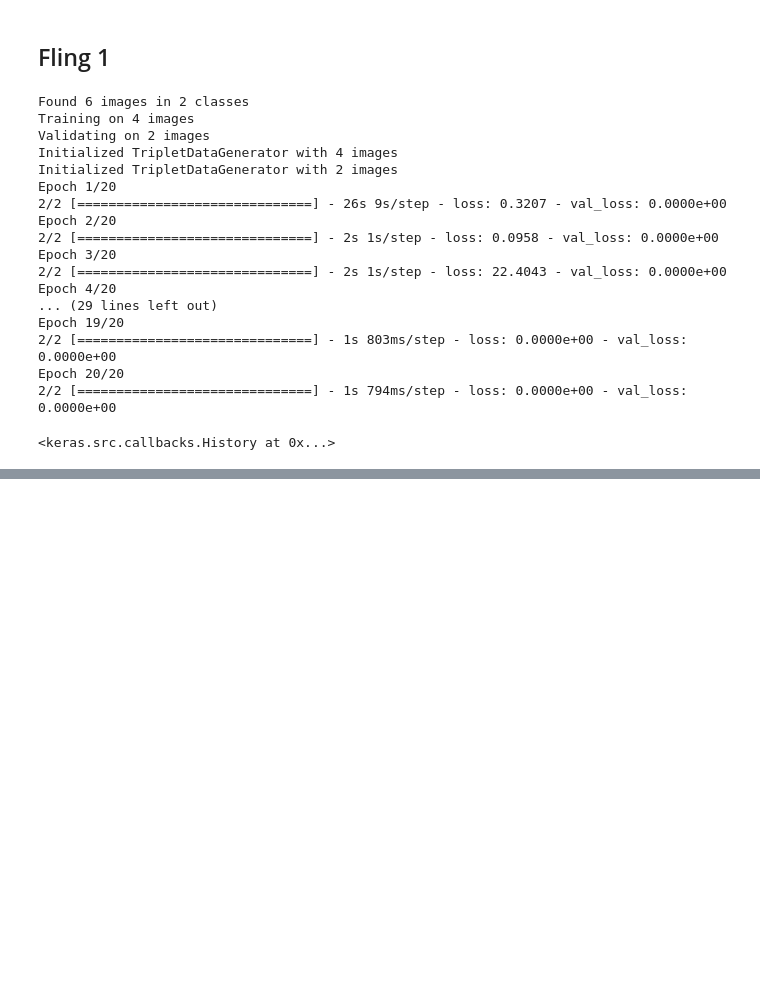
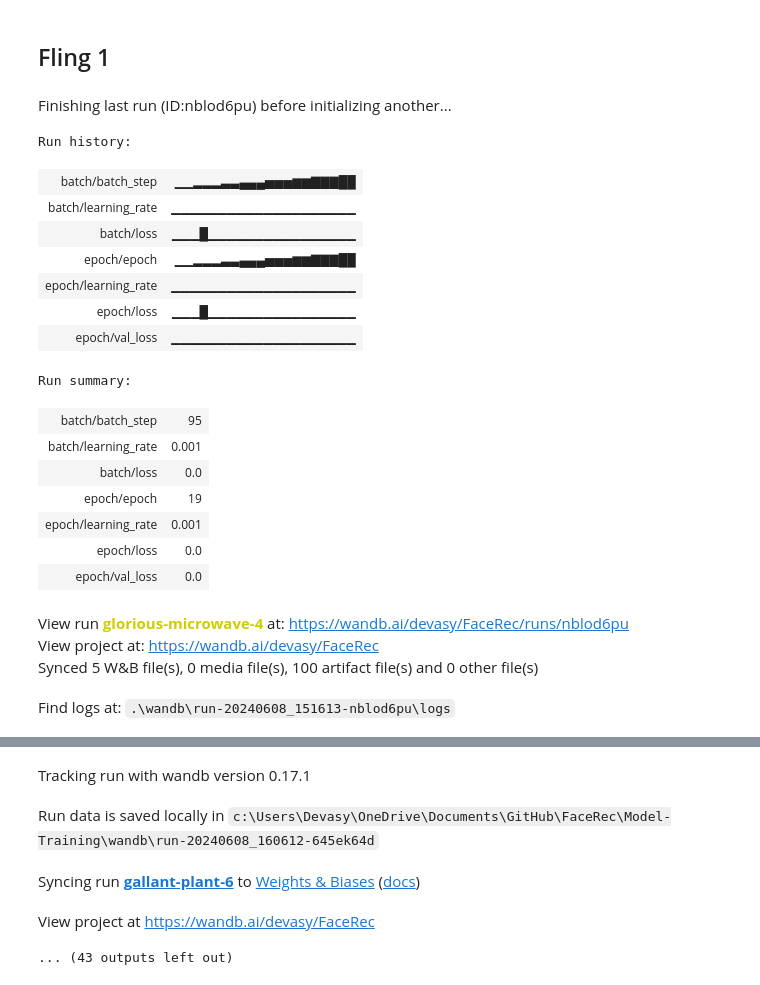
Before and after one commit to Devasy23/FaceRec, a Jupyter notebook: Model-Training/train-mk-III.ipynb, the cells around one changed output, grey strips where cells are left out. Saved outputs shown, nothing was run; the diff lists cells and outputs as text; code cells hidden in the pictures; blank space fills up the shorter version.

Commit message:
chore: added working code for training model

```diff
--- a/Model-Training/train-mk-III.ipynb
+++ b/Model-Training/train-mk-III.ipynb
@@ -497,6 +497,19 @@ class SiameseModel(keras.Model):
     @property
     def metrics(self):
         return [self.lossTracker]
+
+    def get_config(self):
+        config = super().get_config()
+        config.update({
+            "siameseNetwork": self.siameseNetwork,
+            "margin": self.margin,
+            "lossTracker": self.lossTracker
+            })
+        return config
+
+    @classmethod
+    def from_config(cls, config):
+        return cls(**config)
 # %%
 # Set the directory structure
 data_dir = 'data'
@@ -504,6 +517,17 @@ image_size = (224, 224)
 batch_size = 2  # Adjust the batch size for the small dataset
 margin = 1.0
 
+# Initialize W&B
+wandb.init(project="FaceRec", config={
+    "learning_rate": 0.001,
+    "epochs": 10,
+    "batch_size": 2,
+    "optimizer": "Adam",
+    "architecture": "ResNet50",
+    "dataset": "lfw",
+    "loss": "TripletLoss",
+    "margin": 0.6
+})
 # Load and preprocess the data
 image_paths = []
 labels = []
@@ -526,49 +550,53 @@ train_paths, val_paths, train_labels, val_labels = train_test_split(
 # Check if the splits are non-empty
 print(f"Training on {len(train_paths)} images")
 print(f"Validating on {len(val_paths)} images")
 
 # Create data generators
 num_classes = len(set(labels))
 train_generator = TripletDataGenerator(train_paths, train_labels, batch_size, image_size, num_classes)
 val_generator = TripletDataGenerator(val_paths, val_labels, batch_size, image_size, num_classes)
 
 # Check if the generators have data
 assert len(train_generator) > 0, "Training generator is empty!"
 assert len(val_generator) > 0, "Validation generator is empty!"
 
 # Create the embedding model and the Siamese network
 embedding_model = get_embedding_module(image_size)
 siamese_network = get_siamese_network(image_size, embedding_model)
 
 # Initialize the Siamese model
 loss_tracker = Mean(name="loss")
 siamese_model = SiameseModel(siamese_network, margin, loss_tracker)
 
 # Compile the model
 siamese_model.compile(optimizer=Adam())
 
 # Train the model
 siamese_model.fit(
     train_generator,
     validation_data=val_generator,
-    epochs=20
+    epochs=20,
+    callbacks=[WandbMetricsLogger(log_freq=5), WandbModelCheckpoint("models")]
 )
 # %% [output]
+Finishing last run (ID:nblod6pu) before initializing another...
-Found 6 images in 2 classes
-Training on 4 images
-Validating on 2 images
-Initialized TripletDataGenerator with 4 images
-Initialized TripletDataGenerator with 2 images
-Epoch 1/20
-2/2 [==============================] - 26s 9s/step - loss: 0.3207 - val_loss: 0.0000e+00
-Epoch 2/20
-2/2 [==============================] - 2s 1s/step - loss: 0.0958 - val_loss: 0.0000e+00
-Epoch 3/20
-2/2 [==============================] - 2s 1s/step - loss: 22.4043 - val_loss: 0.0000e+00
-Epoch 4/20
-... (29 lines left out)
-Epoch 19/20
-2/2 [==============================] - 1s 803ms/step - loss: 0.0000e+00 - val_loss: 0.0000e+00
-Epoch 20/20
-2/2 [==============================] - 1s 794ms/step - loss: 0.0000e+00 - val_loss: 0.0000e+00
+Run history:
+| batch/batch_step | ▁▁▂▂▂▃▃▄▄▄▅▅▅▆▆▇▇▇██ |
+| batch/learning_rate | ▁▁▁▁▁▁▁▁▁▁▁▁▁▁▁▁▁▁▁▁ |
+| batch/loss | ▁▁▁█▁▁▁▁▁▁▁▁▁▁▁▁▁▁▁▁ |
+| epoch/epoch | ▁▁▂▂▂▃▃▄▄▄▅▅▅▆▆▇▇▇██ |
+| epoch/learning_rate | ▁▁▁▁▁▁▁▁▁▁▁▁▁▁▁▁▁▁▁▁ |
+| epoch/loss | ▁▁▁█▁▁▁▁▁▁▁▁▁▁▁▁▁▁▁▁ |
+| epoch/val_loss | ▁▁▁▁▁▁▁▁▁▁▁▁▁▁▁▁▁▁▁▁ |
-<keras.src.callbacks.History at 0x...>
+Run summary:
+| batch/batch_step | 95 |
+| batch/learning_rate | 0.001 |
+| batch/loss | 0.0 |
+| epoch/epoch | 19 |
+| epoch/learning_rate | 0.001 |
+| epoch/loss | 0.0 |
+| epoch/val_loss | 0.0 |
+View run glorious-microwave-4 at: https://wandb.ai/devasy/FaceRec/runs/nblod6pu
+View project at: https://wandb.ai/devasy/FaceRec
+Synced 5 W&B file(s), 0 media file(s), 100 artifact file(s) and 0 other file(s)
+Find logs at: .\wandb\run-20240608_151613-nblod6pu\logs
@@ -574,0 +604,5 @@ Epoch 20/20
+Tracking run with wandb version 0.17.1
+Run data is saved locally in c:\Users\Devasy\OneDrive\Documents\GitHub\FaceRec\Model-Training\wandb\run-20240608_160612-645ek64d
+Syncing run gallant-plant-6 to Weights & Biases (docs)
+View project at https://wandb.ai/devasy/FaceRec
+... (43 outputs left out)
```
Also changed, not shown: parts of 3 cells of this notebook.
